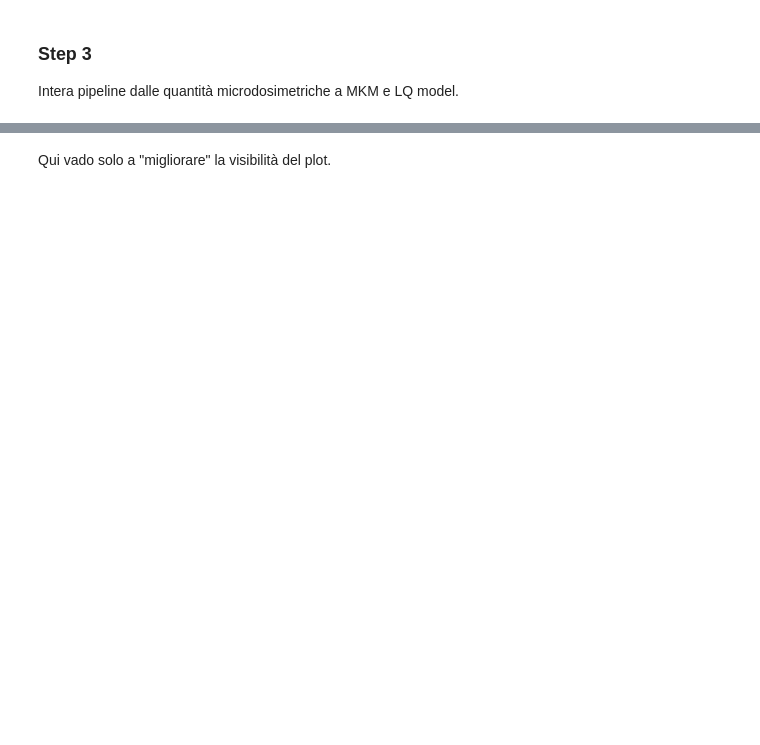
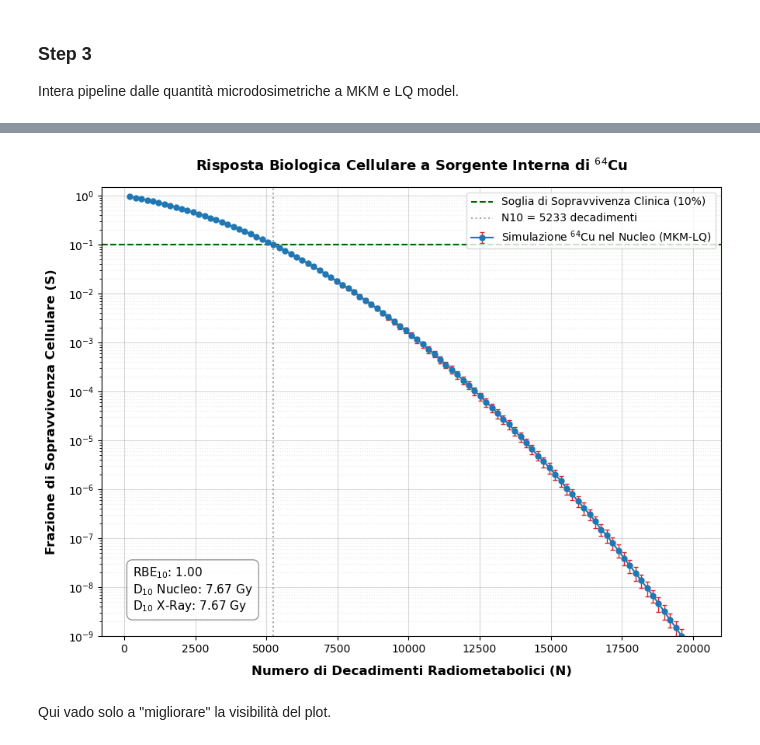
Before and after one commit to michelepascazio28-dot/Rame, a Jupyter notebook: Analysis.ipynb, the cells around one changed output, grey strips where cells are left out. Saved outputs shown, nothing was run; the diff lists cells and outputs as text; code cells hidden in the pictures; blank space fills up the shorter version.

```diff
--- a/Analysis.ipynb
+++ b/Analysis.ipynb
@@ -173,15 +212,13 @@ beta_cell = 0.02  # Coefficiente quadratico [Gy^-2]
 k_conv = 0.12015 / (R_d*R_d)
 rapporto_volumi = (R_d / R_n)**3
 # %%
-# Calcolo analitico di y_F (Mean) e y_D (Dose-mean) per la diagnostica
-y_f = y_data.mean()
-y_d_dose_mean = (y_data**2).sum() / y_data.sum()
+y_f = df_pesato['y'].mean()
+y_d_dose_mean = (df_pesato['y']**2).sum() / df_pesato['y'].sum()
 
 # Calcolo di y* (energia lineare media pesata in dose satura per il MKM)
-y_numerator = np.sum((y0**2) * (1 - np.exp(-(y_data**2) / (y0**2))))
-y_denominator = np.sum(y_data)
+y_numerator = np.sum((y0**2) * (1 - np.exp(-(df_pesato['y']**2) / (y0**2))))
+y_denominator = np.sum(df_pesato['y'])
 y_star = y_numerator / y_denominator
-
 # Calcolo dell'Alpha cellulare effettivo secondo il modello MKM
 alpha_cell = alpha_0 + (beta_cell * k_conv * y_star)
 
@@ -190,7 +227,7 @@ print(f"y_F (Frequency-mean): {y_f:.4f} keV/um")
 print(f"y_D (Dose-mean):      {y_d_dose_mean:.4f} keV/um")
 print(f"y* (Satura MKM):      {y_star:.4f} keV/um")
 print(f"Alpha Cell (MKM):     {alpha_cell:.4f} Gy^-1")
-print(f"Dose media per singolo hit (z_F): {z_data.mean():.4f} Gy")
+print(f"Dose media per singolo hit (z_F): {df_pesato['z'].mean():.4f} Gy")
 print("------------------------------------\n")
 # %% [output]
 --- DIAGNOSTICA PARAMETRI FISICI ---
@@ -341,0 +240,6 @@ plt.show()
+# %%
+rho = 10 ** (-15) # Densità acqua in kg/um^3
+k_energetico = 1.602 * 10 **(-16) # Per passare da keV a Joule
+alfa_cell = alpha_0 + (beta_cell* k_energetico *y_star)/(np.pi* rho *R_d*R_d)
+D_nucleo = df['Nuclear_dose'].sum()
+meno_lnS = alfa_cell*D_nucleo + beta_cell*D_nucleo*D_nucleo
@@ -341,0 +318,75 @@ plt.show()
+# %%
+# =====================================================================
+# BLOCCO COMPLEMENTARE DI ANALISI BIOLOGICA (D_10 ed RBE_10)
+# =====================================================================
+
+# Inversione degli array per l'interpolazione (np.interp richiede asse X crescente)
+log_S_rev = np.log(np.array(risultati_sopravvivenza)[::-1])
+casi_rev = casi_decadimenti[::-1]
+
+# 1. Trova quanti decadimenti servono per arrivare alla soglia del 10% (S = 0.10)
+decadimenti_soglia = np.interp(np.log(0.10), log_S_rev, casi_rev)
+
+# 2. Trova la dose reale assorbita dal nucleo in corrispondenza di quel punto
+dosi_nucleo_array = np.array(dosi_medie_nucleo)
+dose_soglia_sim = np.interp(np.log(0.10), log_S_rev, dosi_nucleo_array[::-1])
+
+# 3. Calcola la dose teorica di riferimento (X-ray a basso LET) usando la formula risolutiva LQ
+dose_soglia_ref = (-alpha_0 + np.sqrt(alpha_0**2 - 4 * beta_cell * np.log(0.10))) / (2 * beta_cell)
+
+# 4. Calcola l'RBE effettivo alla soglia terapeutica del 10%
+rbe_al_10 = dose_soglia_ref / dose_soglia_sim
+
+# Stampa diagnostica dei risultati clinici sulla console
+print("\n" + "="*45)
+print("       RISULTATI CLINICI ALLA SOGLIA D10")
+print("="*45)
+print(f"Decadimenti necessari (N_10):   {decadimenti_soglia:.1f} isotopi")
+print(f"Dose Nucleo simulata (D_10):   {dose_soglia_sim:.4f} Gy")
+print(f"Dose Riferimento (X-Ray):      {dose_soglia_ref:.4f} Gy")
+print(f"RBE effettivo al 10%:          {rbe_al_10:.3f}")
+print("="*45 + "\n")
+
+# =====================================================================
+# BLOCCO GRAFICO AVANZATO (MATPLOTLIB)
+# =====================================================================
+plt.figure(figsize=(9, 7), dpi=100)
+
+# Stile del grafico principale con le tue variabili esatte
+plt.errorbar(casi_decadimenti, risultati_sopravvivenza, yerr=std_sopravvivenza,
+             fmt='-o', markersize=5, color='#1f77b4',
+             ecolor='#d62728', elinewidth=1, capsize=2, capthick=1,
+             label=r'Simulazione $^{64}$Cu nel Nucleo (MKM-LQ)')
+
+# Linea orizzontale di riferimento per la soglia clinica del 10%
+plt.axhline(y=0.10, color='darkgreen', linestyle='--', linewidth=1.5,
+            label='Soglia di Sopravvivenza Clinica (10%)')
+
+# Linea verticale di corrispondenza per il numero di decadimenti di soglia
+plt.axvline(x=decadimenti_soglia, color='darkgray', linestyle=':', linewidth=1.5,
+            label=f'N10 = {int(decadimenti_soglia)} decadimenti')
+
+# Formattazione della scala logaritmica
+plt.yscale('log')
+plt.ylim(1e-9, 1.5)
+
+# Etichette e titoli
+plt.xlabel('Numero di Decadimenti Radiometabolici (N)', fontsize=12, fontweight='bold', labelpad=10)
+plt.ylabel('Frazione di Sopravvivenza Cellulare (S)', fontsize=12, fontweight='bold', labelpad=10)
+plt.title(r'Risposta Biologica Cellulare a Sorgente Interna di $^{64}$Cu', fontsize=13, fontweight='bold', pad=15)
+
+# Box informativo interno
+testo_box = (f"RBE$_{{10}}$: {rbe_al_10:.2f}\n"
+             f"D$_{{10}}$ Nucleo: {dose_soglia_sim:.2f} Gy\n"
+             f"D$_{{10}}$ X-Ray: {dose_soglia_ref:.2f} Gy")
+plt.text(0.05, 0.05, testo_box, transform=plt.gca().transAxes, fontsize=11,
+         verticalalignment='bottom', bbox=dict(boxstyle='round,pad=0.5', facecolor='white', alpha=0.8, edgecolor='gray'))
+
+# Griglia
+plt.grid(True, which="major", color='gray', linestyle='-', alpha=0.3)
+plt.grid(True, which="minor", color='gray', linestyle=':', alpha=0.15)
+
+plt.legend(loc='upper right', fontsize=10, frameon=True, facecolor='white', edgecolor='lightgray')
+plt.tight_layout()
+plt.show()
+# %% [output]
@@ -342,2 +401,3 @@ plt.show()
+[figure, added]
 # %% [markdown]
 Qui vado solo a "migliorare" la visibilità del plot.
```
Also changed, not shown: parts of 17 cells of this notebook.
